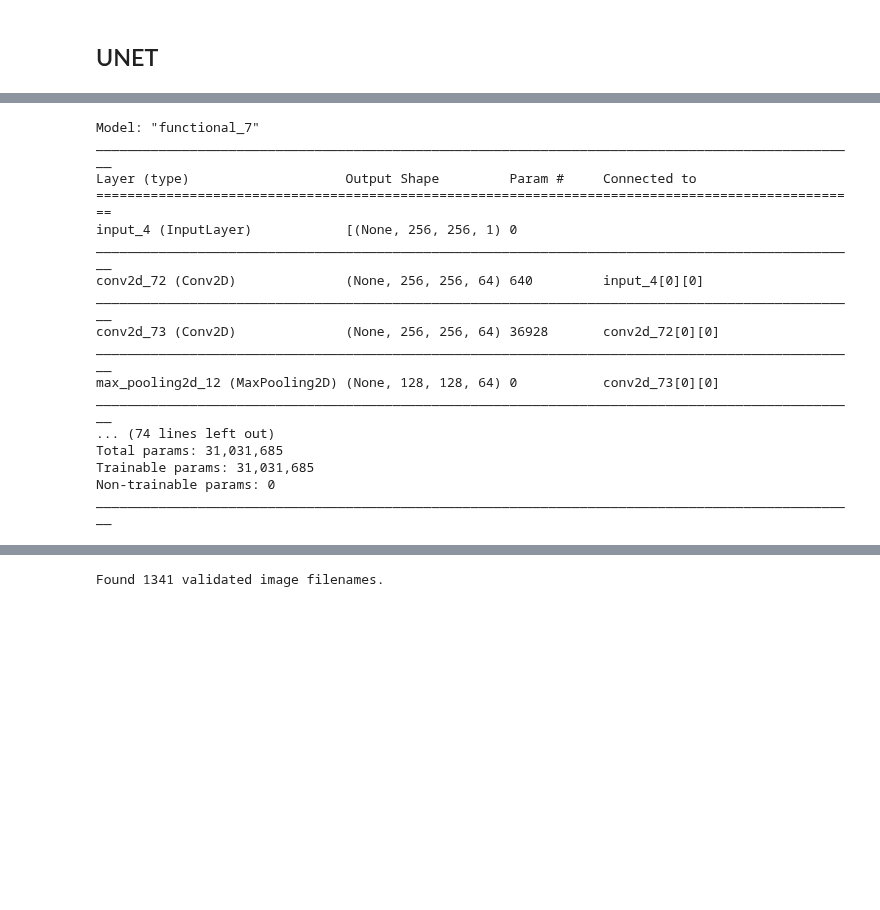
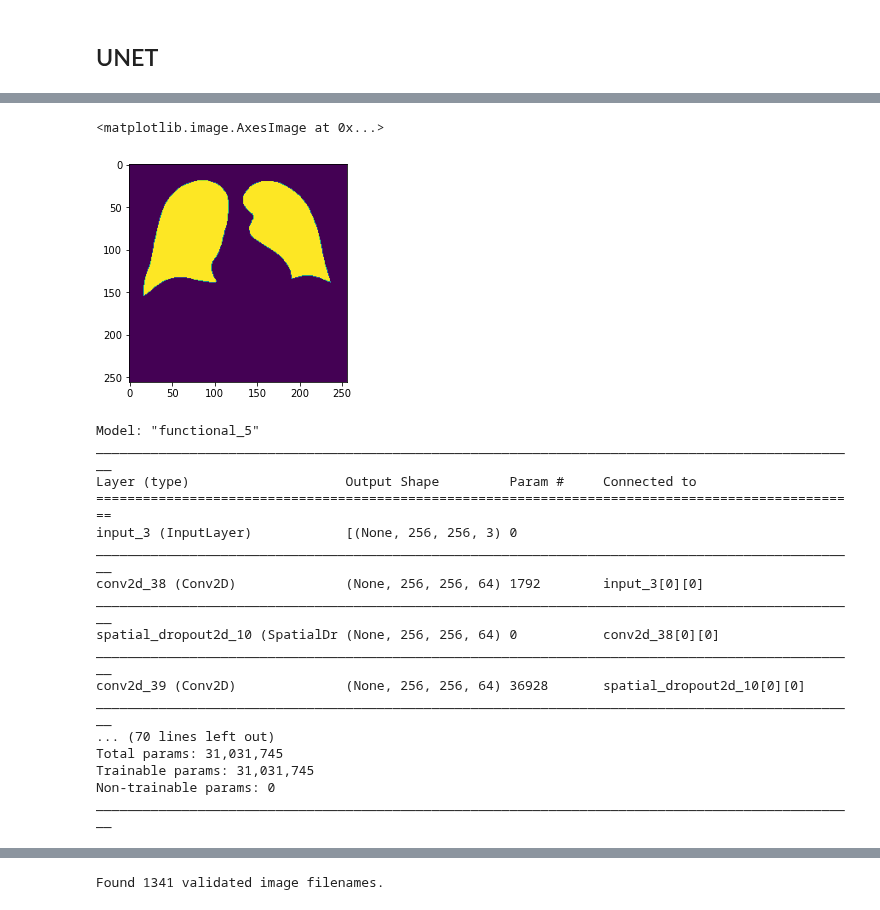
Before and after one commit to ai-explorers/chest_x_ray, a Jupyter notebook: segmentation/unet_lung_segmentation.ipynb, the cells around one changed output, grey strips where cells are left out. Cells and saved outputs as stored; diff of their text form; code cells hidden in the pictures; blank space fills up the shorter version.

Commit message:
Switch to keras_unet lib and to 3 channel img

```diff
--- a/segmentation/unet_lung_segmentation.ipynb
+++ b/segmentation/unet_lung_segmentation.ipynb
@@ -220,29 +173,41 @@ def jaccard_distance(y_true, y_pred, smooth=100):
+# %%
+plt.imshow(example[1][-1,:,:])
+# %% [output]
+<matplotlib.image.AxesImage at 0x...>
+[figure, added]
 # %%
-model = unet()
+model = custom_unet(
+    input_shape=(256, 256, 3),
+    use_batch_norm=False,
+    num_classes=1,
+    filters=64,
+    dropout=0.2,
+    output_activation='sigmoid'
+)
 model.compile(
     optimizer=tf.optimizers.Adam(learning_rate=2e-4),
     # loss=sm.losses.dice_loss,
     loss='binary_crossentropy',
-    # loss=sm.losses.bce_dice_loss,
-    metrics=['binary_accuracy', iou_score]
+    # loss=jaccard_distance,
+    metrics=['binary_accuracy', iou]
 )
 model.summary()
 # %% [output]
-Model: "functional_7"
+Model: "functional_5"
 __________________________________________________________________________________________________
 Layer (type)                    Output Shape         Param #     Connected to
 ==================================================================================================
-input_4 (InputLayer)            [(None, 256, 256, 1) 0
+input_3 (InputLayer)            [(None, 256, 256, 3) 0
 __________________________________________________________________________________________________
-conv2d_72 (Conv2D)              (None, 256, 256, 64) 640         input_4[0][0]
+conv2d_38 (Conv2D)              (None, 256, 256, 64) 1792        input_3[0][0]
 __________________________________________________________________________________________________
-conv2d_73 (Conv2D)              (None, 256, 256, 64) 36928       conv2d_72[0][0]
+spatial_dropout2d_10 (SpatialDr (None, 256, 256, 64) 0           conv2d_38[0][0]
 __________________________________________________________________________________________________
-max_pooling2d_12 (MaxPooling2D) (None, 128, 128, 64) 0           conv2d_73[0][0]
+conv2d_39 (Conv2D)              (None, 256, 256, 64) 36928       spatial_dropout2d_10[0][0]
 __________________________________________________________________________________________________
-... (74 lines left out)
-Total params: 31,031,685
-Trainable params: 31,031,685
+... (70 lines left out)
+Total params: 31,031,745
+Trainable params: 31,031,745
 Non-trainable params: 0
 __________________________________________________________________________________________________
 # %%
```
Also changed, not shown: parts of 17 cells of this notebook.
